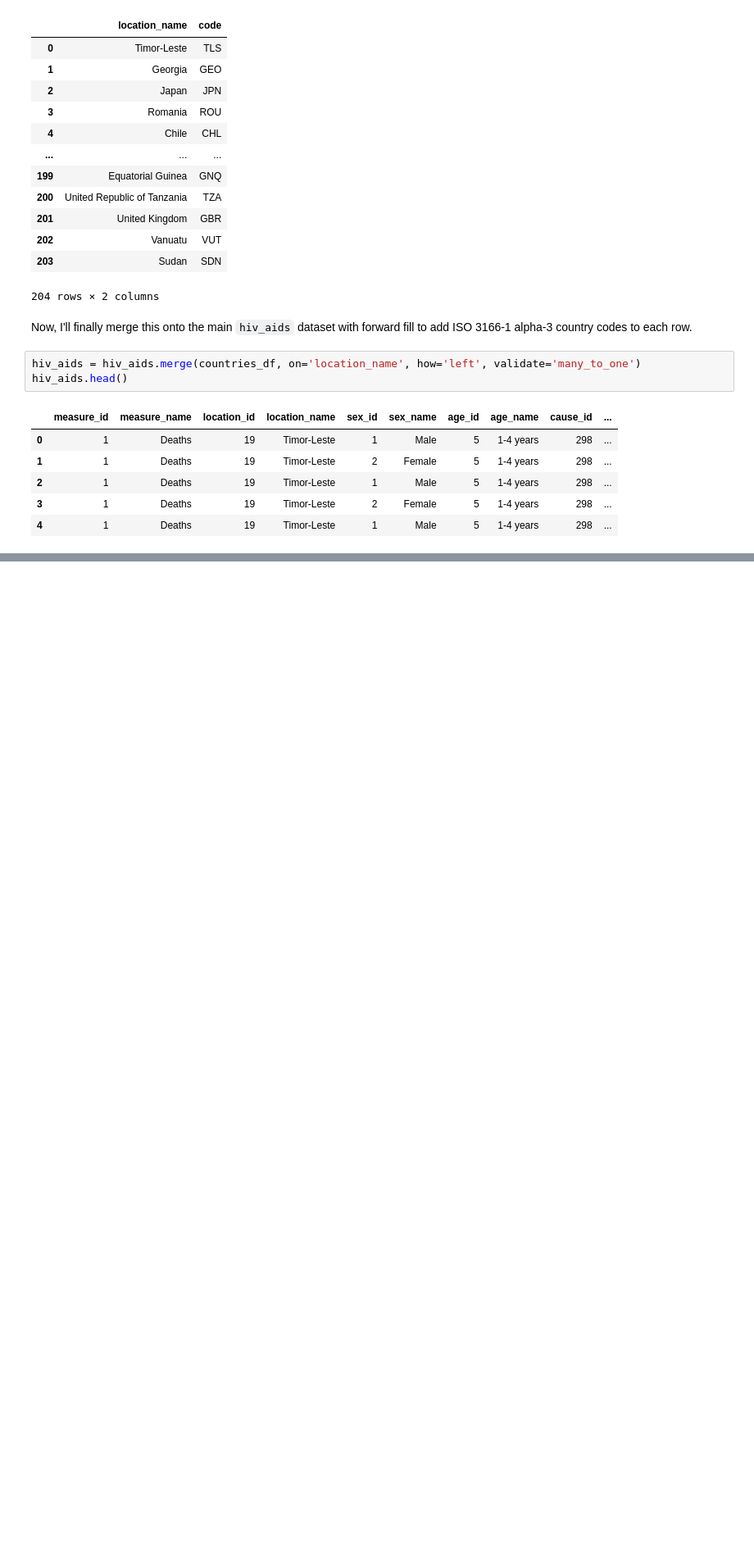
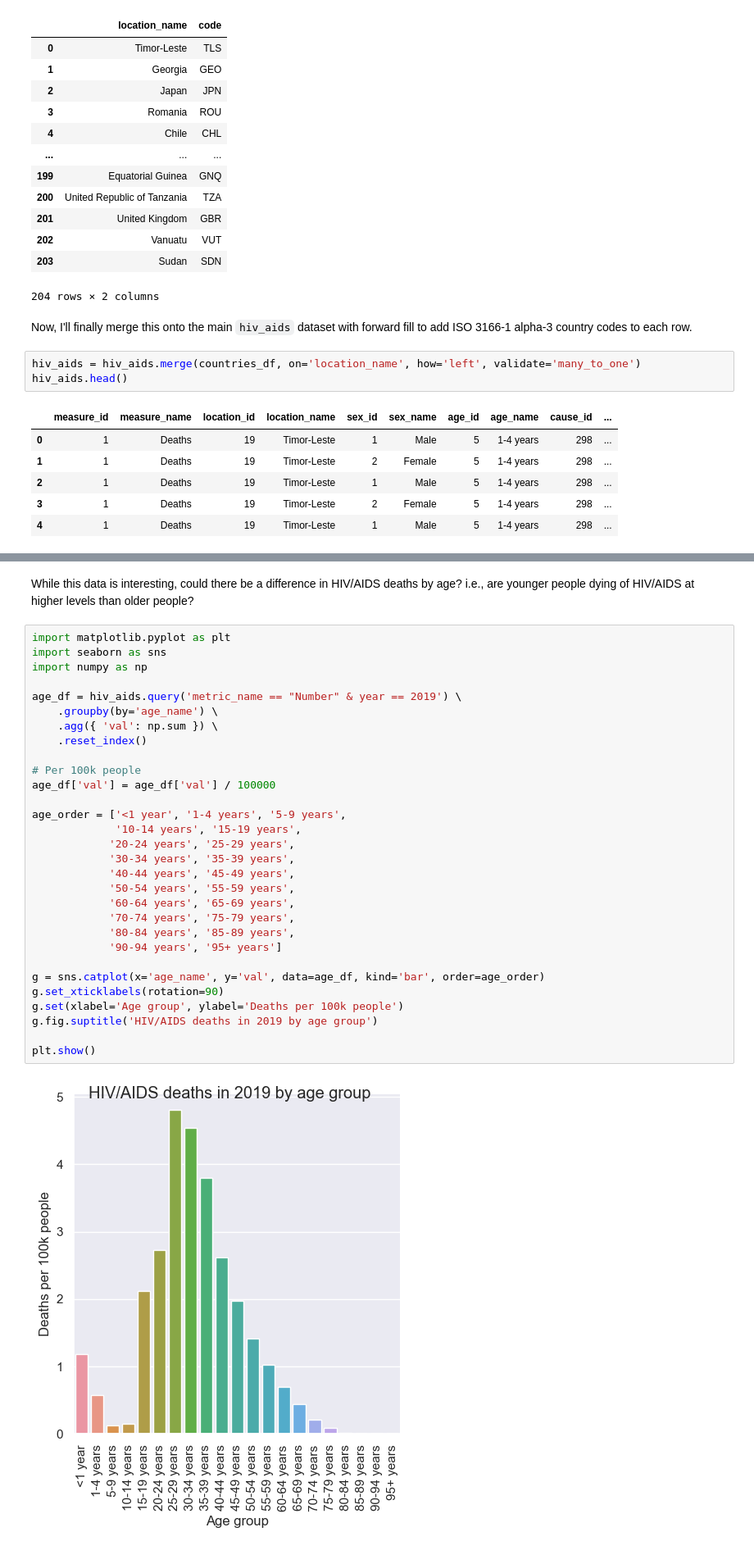
Before and after one commit to justsharan/notebooks, a Jupyter notebook: hiv-analysis/notebook.ipynb, the cells around one changed output, grey strips where cells are left out. Shown: that part at 82% size. Saved outputs shown, nothing was run; the diff lists cells and outputs as text; blank space fills up the shorter version.

Commit message:
Added more figures

```diff
--- a/hiv-analysis/notebook.ipynb
+++ b/hiv-analysis/notebook.ipynb
@@ -173,0 +182,34 @@ gpd.read_file(gpd.datasets.get_path('naturalearth_lowres')) \
+# %% [markdown]
+While this data is interesting, could there be a difference in HIV/AIDS deaths by age? i.e., are younger people dying of HIV/AIDS at higher levels than older people?
+# %%
+import matplotlib.pyplot as plt
+import seaborn as sns
+import numpy as np
+
+age_df = hiv_aids.query('metric_name == "Number" & year == 2019') \
+    .groupby(by='age_name') \
+    .agg({ 'val': np.sum }) \
+    .reset_index()
+
+# Per 100k people
+age_df['val'] = age_df['val'] / 100000
+
+age_order = ['<1 year', '1-4 years', '5-9 years',
+             '10-14 years', '15-19 years',
+            '20-24 years', '25-29 years',
+            '30-34 years', '35-39 years',
+            '40-44 years', '45-49 years',
+            '50-54 years', '55-59 years',
+            '60-64 years', '65-69 years',
+            '70-74 years', '75-79 years',
+            '80-84 years', '85-89 years',
+            '90-94 years', '95+ years']
+
+g = sns.catplot(x='age_name', y='val', data=age_df, kind='bar', order=age_order)
+g.set_xticklabels(rotation=90)
+g.set(xlabel='Age group', ylabel='Deaths per 100k people')
+g.fig.suptitle('HIV/AIDS deaths in 2019 by age group')
+
+plt.show()
+# %% [output]
+[figure, added]
```
Also changed, not shown: parts of 5 cells of this notebook.
